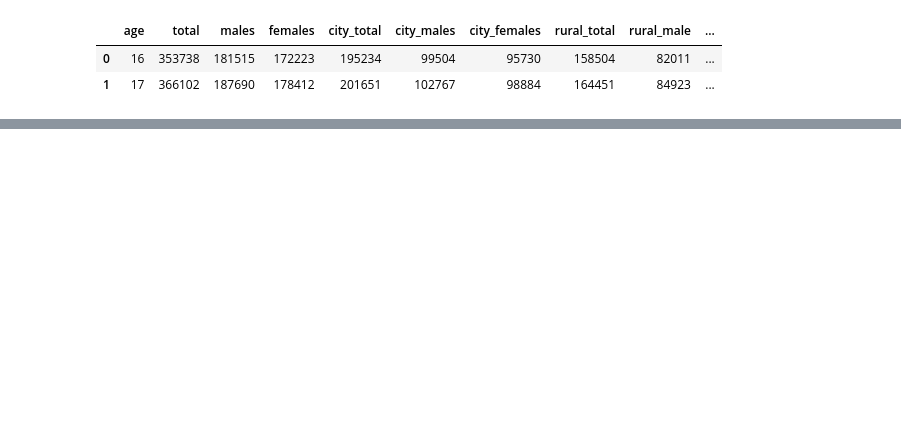
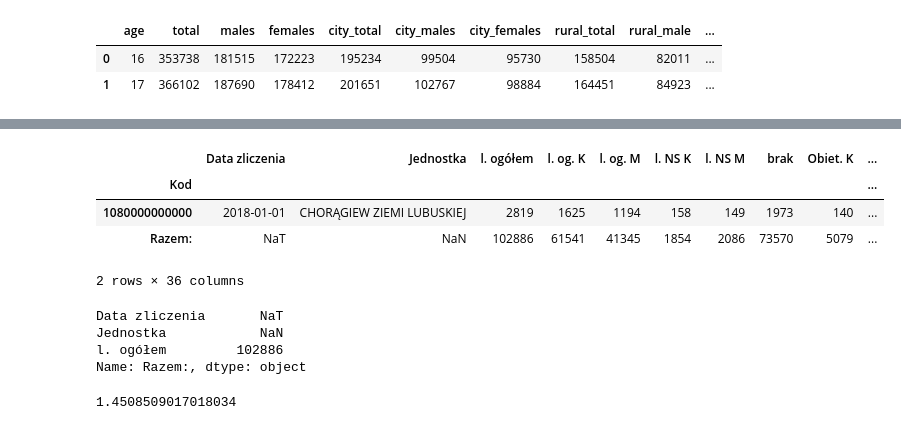
Before and after one commit to krassowska/scouts-and-ticks, a Jupyter notebook: Demographics.ipynb, the cells around one changed output, grey strips where cells are left out. Cells and saved outputs as stored; diff of their text form; code cells hidden in the pictures; blank space fills up the shorter version.

Commit message:
Move GUS data comparison. Add age comparison.

```diff
--- a/Demographics.ipynb
+++ b/Demographics.ipynb
@@ -207,0 +197,27 @@ labels(title="Difference in age groups in 2017 and 2018")
+# %%
+zhp_in_numbers = read_excel(
+    "data/ZHP_zestawienie_2018.xlsx",
+    sheet_name="zestawienie_2018-1", index_col=2
+)
+zhp_in_numbers.tail(2)
+# %% [output]
+|  | Data zliczenia | Jednostka | l. ogółem | l. og. K | l. og. M | l. NS K | l. NS M | brak | Obiet. K | ... |
+| Kod |  |  |  |  |  |  |  |  |  | ... |
+| 1080000000000 | 2018-01-01 | CHORĄGIEW ZIEMI LUBUSKIEJ | 2819 | 1625 | 1194 | 158 | 149 | 1973 | 140 | ... |
+| Razem: | NaT | NaN | 102886 | 61541 | 41345 | 1854 | 2086 | 73570 | 5079 | ... |
+2 rows × 36 columns
+# %%
+zhp_members_total = zhp_in_numbers.loc["Razem:"]
+zhp_members_total.head(3)
+# %% [output]
+Data zliczenia       NaT
+Jednostka            NaN
+l. ogółem         102886
+Name: Razem:, dtype: object
+# %%
+zhp_females = zhp_members_total.loc["Wędr K"] + zhp_members_total.loc["Wędr/Inst K"]
+zhp_males = zhp_members_total.loc["Wędr M"] + zhp_members_total.loc["Wędr/Inst M"]
+zhp_female_male_ratio = zhp_females / zhp_males
+zhp_female_male_ratio
+# %% [output]
+1.4508509017018034
```
Also changed, not shown: parts of 15 cells of this notebook, 1 other file.
